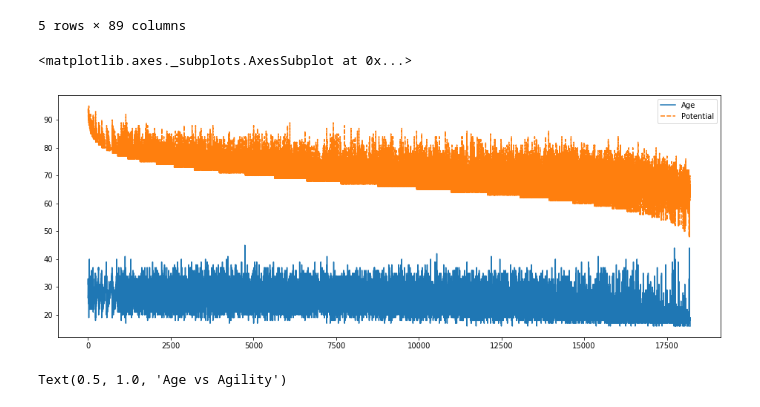
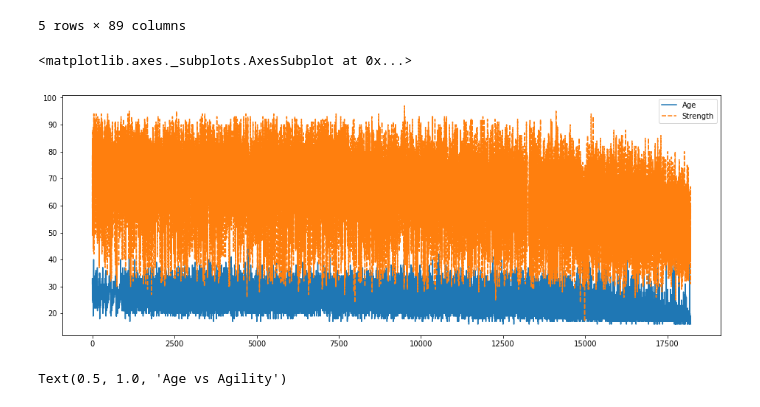
Before and after one commit to dilrubashowkat/MLearn, a Jupyter notebook: Untitled1.ipynb, the cells around one changed output. Drawn from its saved outputs; the diff is of its cells as text; code cells hidden in the pictures.

```diff
--- a/Untitled1.ipynb
+++ b/Untitled1.ipynb
@@ -224,13 +224,14 @@ bf.head()
 | 4 | 4 | 192985 | K. De Bruyne | 27 | https://cdn.sofifa.org/players/4/... | Belgium | https://cdn.sofifa.org/flags/7.png | 91 | 92 | Manchester City | ... |
 5 rows × 89 columns
 # %%
-fifaData = [bf.Age,bf.Potential]
+#Line Plot
+fifaData = [bf.Age,bf.Strength]
 #print(fifaData)
 plt.figure(figsize=(16,6))
 sns.lineplot(data=fifaData)
 # %% [output]
 <matplotlib.axes._subplots.AxesSubplot at 0x...>
-[figure, old version]
+[figure, new version]
 # %%
 # Scatter Plot
 # x = attack, y = defense
```
Also changed, not shown: parts of 5 cells of this notebook.
